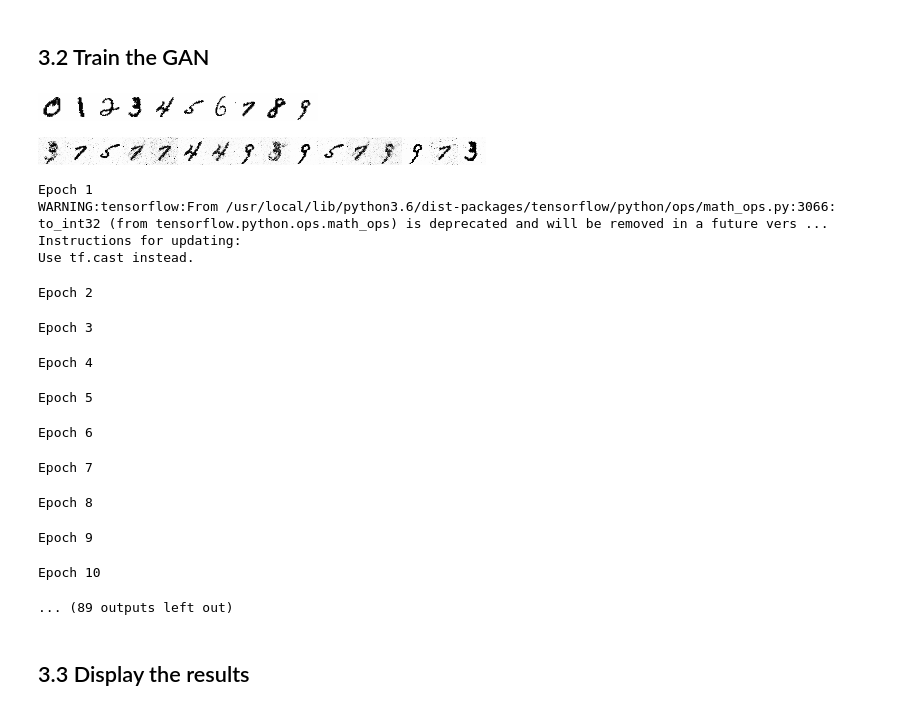
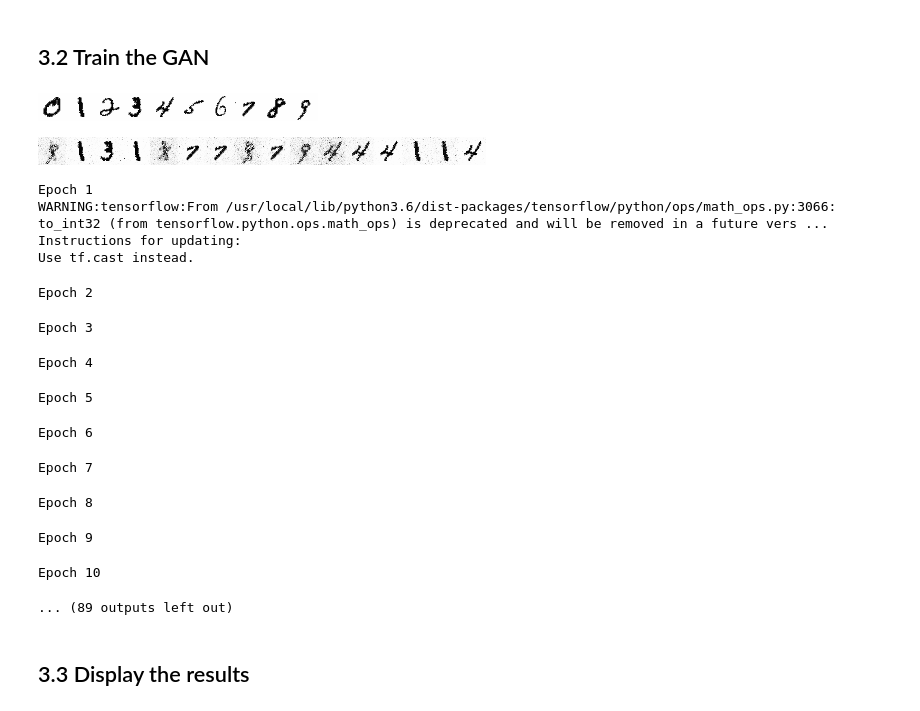
Before and after one commit to jchen8000/MachineLearning, a Jupyter notebook: Generative Adversarial Network/generative_adversarial_network.ipynb, the cells around one changed output. Cells and saved outputs as stored; diff of their text form; code cells hidden in the pictures.

```diff
--- a/Generative Adversarial Network/generative_adversarial_network.ipynb
+++ b/Generative Adversarial Network/generative_adversarial_network.ipynb
@@ -232,7 +234,7 @@ def plot_sample( sample ):
 # %% [markdown]
 ## 3.2 Train the GAN
 # %%
-epochs = 200
+epochs = 500
 batch_size = 64
 sample_size = 10
 
@@ -267,34 +269,34 @@ for e in range(1,epochs+1 ):
         image_batch = sample_image
 
         #Mix the ground truth images with the generated images,
         #and label them 1 for ground truth and 0 for generated ones
         X_gan = np.concatenate([image_batch, generated_images])
         y_gan = np.concatenate([np.ones(image_batch.shape[0]), np.zeros(generated_images.shape[0])])
         y_gan = y_gan.astype(np.float32)
 
         #First train the discriminator.
         theDiscriminator.trainable=True
         theDiscriminator.train_on_batch(X_gan, y_gan)
 
         #Tricking the noised input of the Generator as real data
         noise= np.random.normal(0,1, [batch_size, 100])
         y_gen = np.ones(batch_size)
 
         # During the training of gan,
         # the weights of discriminator should be fixed.
         #We can enforce that by setting the trainable flag
         theDiscriminator.trainable=False
 
         #training  the GAN by alternating the training of the Discriminator
         #and training the chained GAN model with Discriminator’s weights freezed.
         theGan.train_on_batch(noise, y_gen)
 
     if e == 1 or e % 2 == 0:
         #plot_generated_images(e, generator)
         plot_output( e, theGenerator, out=display_output )
 # %% [output]
 [figure]
-[figure, old version]
+[figure, new version]
 Epoch 1
 WARNING:tensorflow:From /usr/local/lib/python3.6/dist-packages/tensorflow/python/ops/math_ops.py:3066: to_int32 (from tensorflow.python.ops.math_ops) is deprecated and will be removed in a future vers ...
 Instructions for updating:
```
Also changed, not shown: parts of 5 cells of this notebook.
